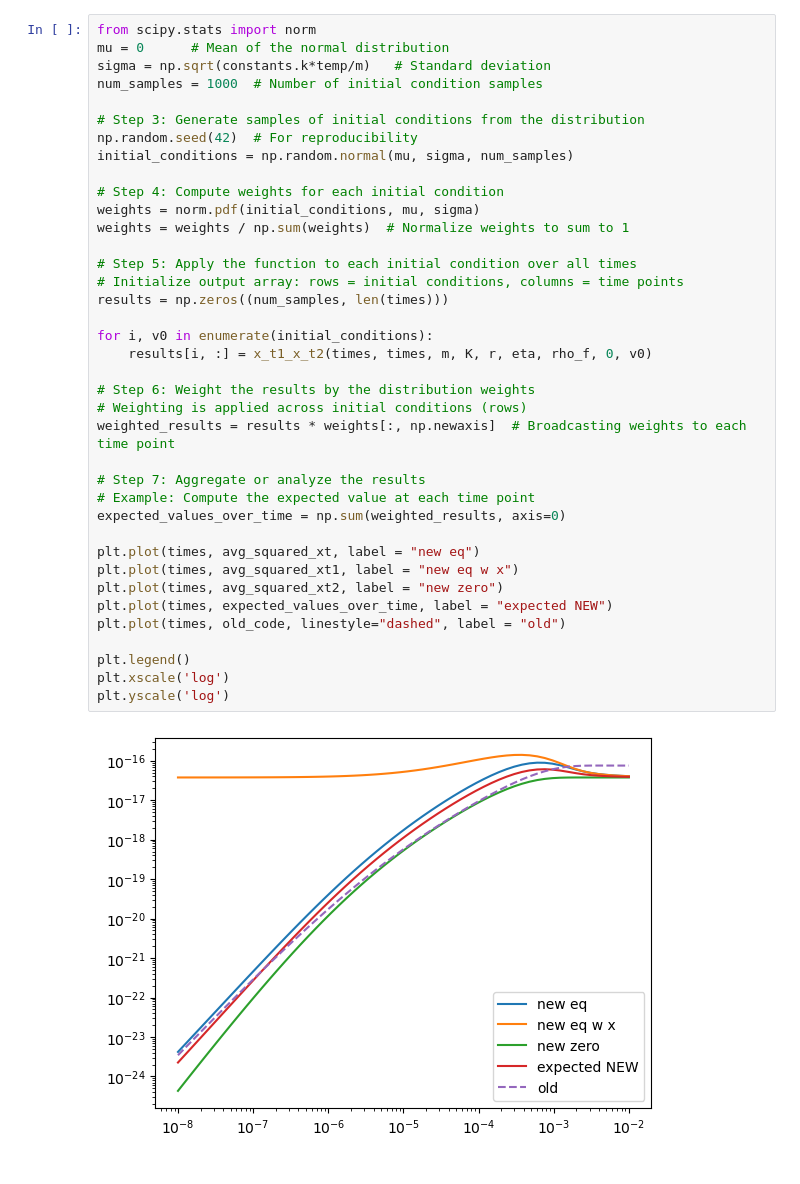
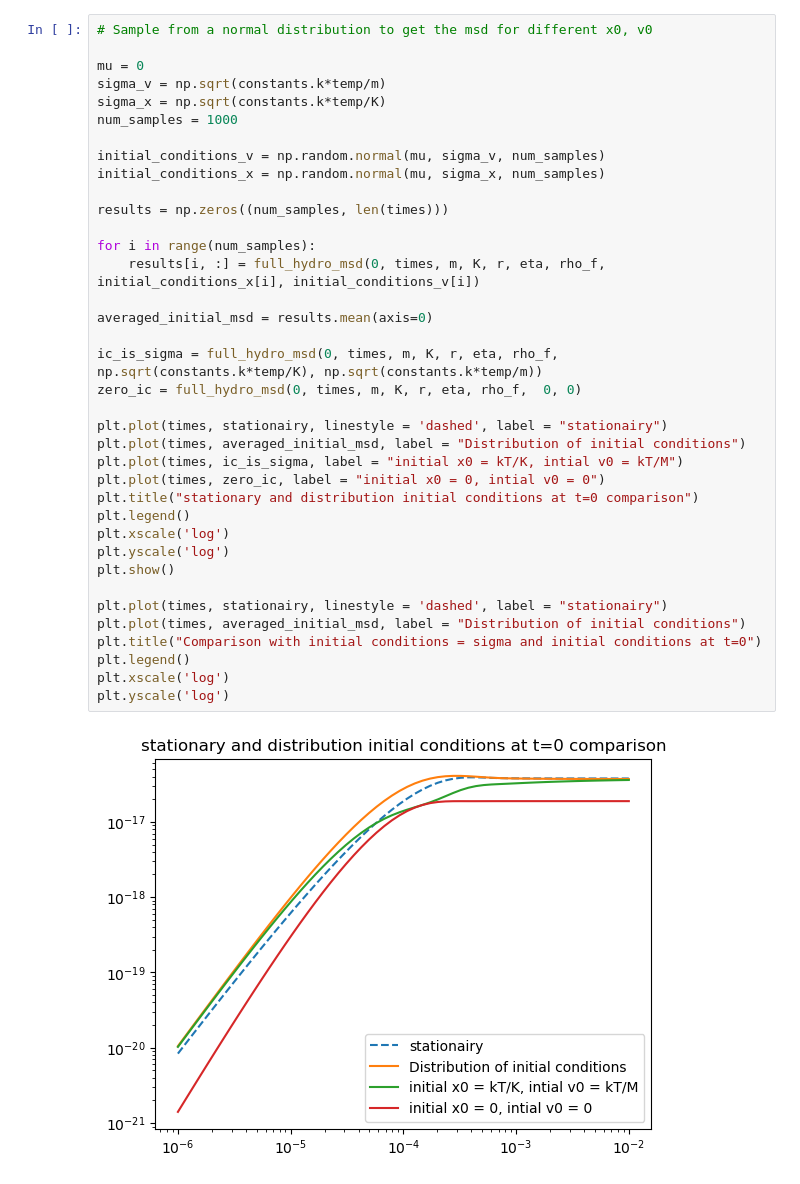
Before and after one commit to mcthumann/Brownian_Data_Analysis, a Jupyter notebook: polished_scripts/inital_x_v_hydro_msd.ipynb, the cells around one changed output. Cells and saved outputs as stored; diff of their text form.

```diff
--- a/polished_scripts/inital_x_v_hydro_msd.ipynb
+++ b/polished_scripts/inital_x_v_hydro_msd.ipynb
@@ -139,40 +89,39 @@ plt.yscale('log')
 # %%
-from scipy.stats import norm
-mu = 0      # Mean of the normal distribution
-sigma = np.sqrt(constants.k*temp/m)   # Standard deviation
-num_samples = 1000  # Number of initial condition samples
+# Sample from a normal distribution to get the msd for different x0, v0
 
-# Step 3: Generate samples of initial conditions from the distribution
-np.random.seed(42)  # For reproducibility
-initial_conditions = np.random.normal(mu, sigma, num_samples)
+mu = 0
+sigma_v = np.sqrt(constants.k*temp/m)
+sigma_x = np.sqrt(constants.k*temp/K)
+num_samples = 1000
 
-# Step 4: Compute weights for each initial condition
-weights = norm.pdf(initial_conditions, mu, sigma)
-weights = weights / np.sum(weights)  # Normalize weights to sum to 1
+initial_conditions_v = np.random.normal(mu, sigma_v, num_samples)
+initial_conditions_x = np.random.normal(mu, sigma_x, num_samples)
 
-# Step 5: Apply the function to each initial condition over all times
-# Initialize output array: rows = initial conditions, columns = time points
 results = np.zeros((num_samples, len(times)))
 
-for i, v0 in enumerate(initial_conditions):
-    results[i, :] = x_t1_x_t2(times, times, m, K, r, eta, rho_f, 0, v0)
+for i in range(num_samples):
+    results[i, :] = full_hydro_msd(0, times, m, K, r, eta, rho_f, initial_conditions_x[i], initial_conditions_v[i])
 
-# Step 6: Weight the results by the distribution weights
-# Weighting is applied across initial conditions (rows)
-weighted_results = results * weights[:, np.newaxis]  # Broadcasting weights to each time point
+averaged_initial_msd = results.mean(axis=0)
 
-# Step 7: Aggregate or analyze the results
-# Example: Compute the expected value at each time point
-expected_values_over_time = np.sum(weighted_results, axis=0)
+ic_is_sigma = full_hydro_msd(0, times, m, K, r, eta, rho_f,  np.sqrt(constants.k*temp/K), np.sqrt(constants.k*temp/m))
+zero_ic = full_hydro_msd(0, times, m, K, r, eta, rho_f,  0, 0)
 
-plt.plot(times, avg_squared_xt, label = "new eq")
-plt.plot(times, avg_squared_xt1, label = "new eq w x")
-plt.plot(times, avg_squared_xt2, label = "new zero")
-plt.plot(times, expected_values_over_time, label = "expected NEW")
-plt.plot(times, old_code, linestyle="dashed", label = "old")
-
+plt.plot(times, stationairy, linestyle = 'dashed', label = "stationairy")
+plt.plot(times, averaged_initial_msd, label = "Distribution of initial conditions")
+plt.plot(times, ic_is_sigma, label = "initial x0 = kT/K, intial v0 = kT/M")
+plt.plot(times, zero_ic, label = "initial x0 = 0, intial v0 = 0")
+plt.title("stationary and distribution initial conditions at t=0 comparison")
 plt.legend()
 plt.xscale('log')
 plt.yscale('log')
+plt.show()
+
+plt.plot(times, stationairy, linestyle = 'dashed', label = "stationairy")
+plt.plot(times, averaged_initial_msd, label = "Distribution of initial conditions")
+plt.title("Comparison with initial conditions = sigma and initial conditions at t=0")
+plt.legend()
+plt.xscale('log')
+plt.yscale('log')
 # %% [output]
-[figure, old version]
+[figure, new version]
```
Also changed, not shown: parts of 6 cells of this notebook, 2 other files.
